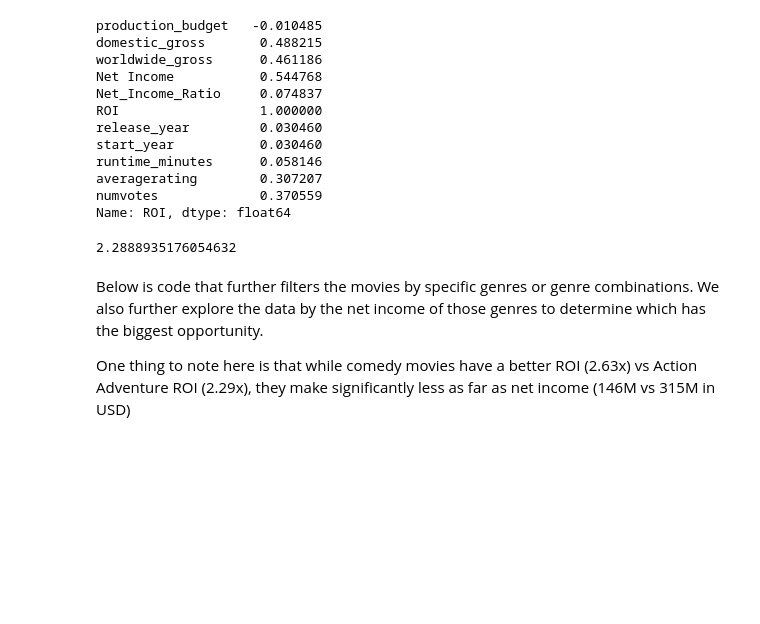
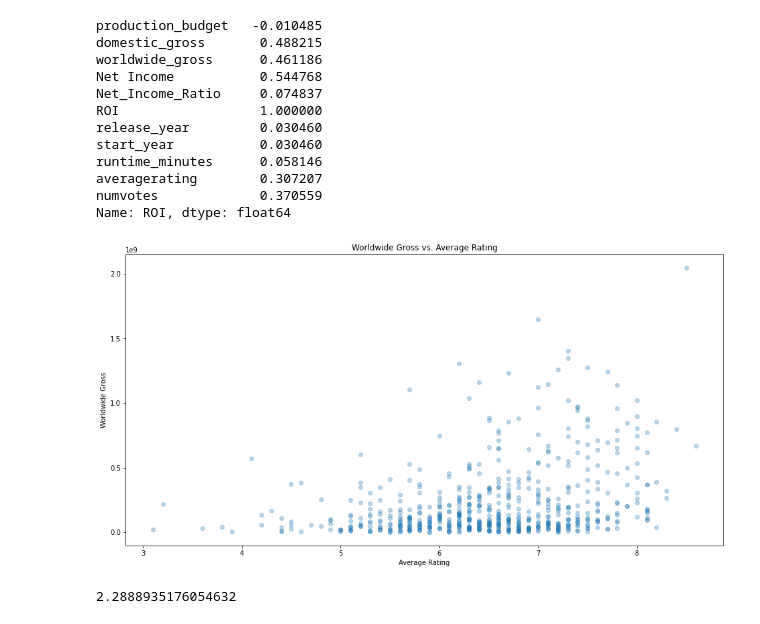
Before and after one commit to learn-co-curriculum/dsc-phase-1-project-v2-4, a Jupyter notebook: student.ipynb, the cells around one changed output. Cells and saved outputs as stored; diff of their text form; code cells hidden in the pictures; blank space fills up the shorter version.

```diff
--- a/student.ipynb
+++ b/student.ipynb
@@ -531,11 +545,21 @@ runtime_minutes      0.058146
 averagerating        0.307207
 numvotes             0.370559
 Name: ROI, dtype: float64
+# %%
+fig, ax = plt.subplots(figsize=(16, 8))
+
+ax.scatter(
+    x=Movies_DF_Filtered["averagerating"],
+    y=Movies_DF_Filtered["worldwide_gross"],
+    alpha=0.3
+)
+
+ax.set_ylabel("Worldwide Gross")
+ax.set_xlabel("Average Rating")
+ax.set_title("Worldwide Gross vs. Average Rating");
+# %% [output]
+[figure, added]
 # %%
 Movies_DF_Filtered['ROI'].mean()
 # %% [output]
 2.2888935176054632
-# %% [markdown]
-Below is code that further filters the movies by specific genres or genre combinations. We also further explore the data by the net income of those genres to determine which has the biggest opportunity.
-
-One thing to note here is that while comedy movies have a better ROI (2.63x) vs Action Adventure ROI (2.29x), they make significantly less as far as net income (146M vs 315M in USD)
```
Also changed, not shown: parts of 56 cells of this notebook.
